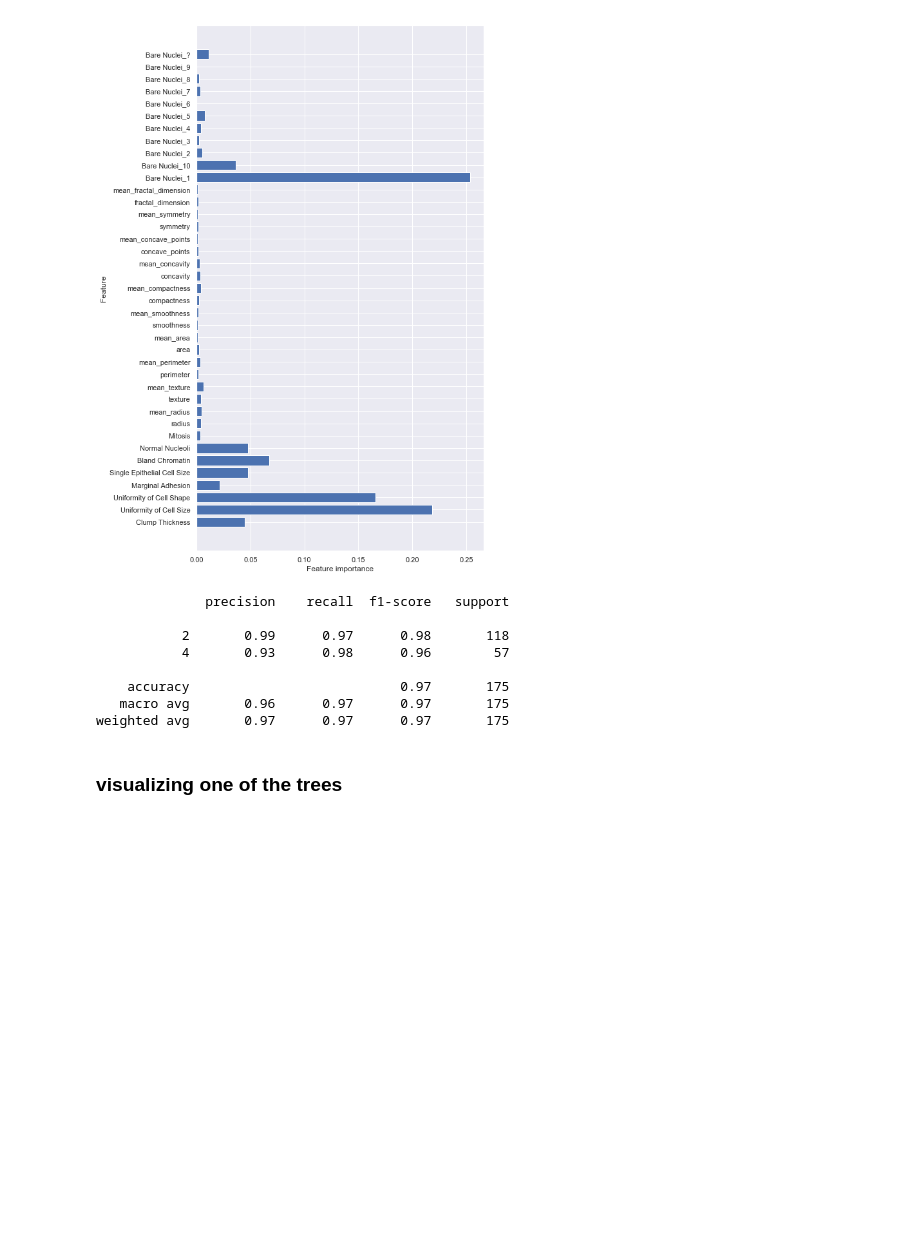
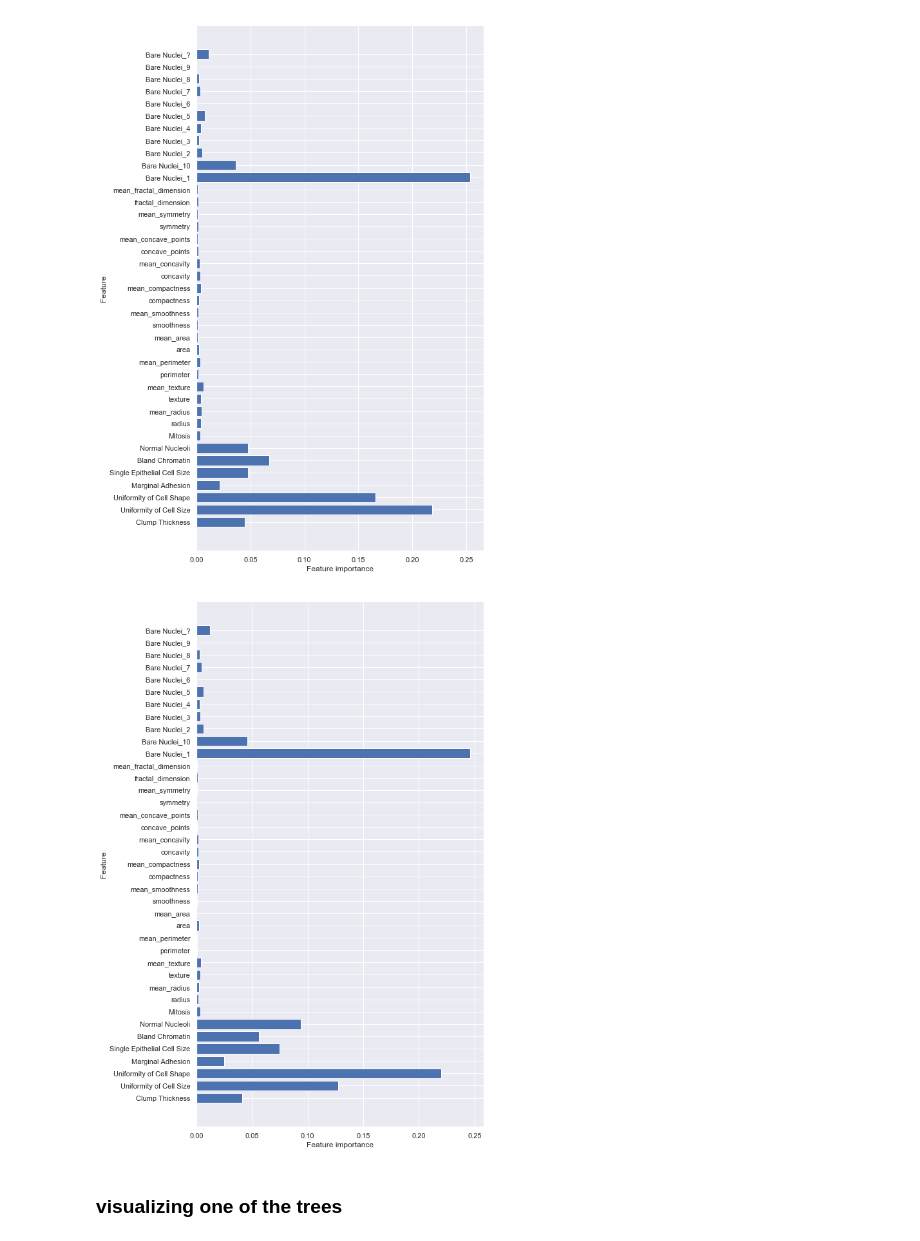
Before and after one commit to harrisonmiller13/ML-Breast-Cancer-Classification, a Jupyter notebook: FNA BC Classification.ipynb, the cells around one changed output. Cells and saved outputs as stored; diff of their text form; code cells hidden in the pictures; blank space fills up the shorter version.

```diff
--- a/FNA BC Classification.ipynb
+++ b/FNA BC Classification.ipynb
@@ -370,17 +397,10 @@ def plot_feature_importances(model):
 plot_feature_importances(extratrees)
 # %% [output]
 [figure]
-# %%
-print(classification_report(target_test,extratrees_pred))
-# %% [output]
-              precision    recall  f1-score   support
-
-           2       0.99      0.97      0.98       118
-           4       0.93      0.98      0.96        57
-
-    accuracy                           0.97       175
-   macro avg       0.96      0.97      0.97       175
-weighted avg       0.97      0.97      0.97       175
+# %%
+plot_feature_importances(extratreesus)
+# %% [output]
+[figure, added]
 # %% [markdown]
 ### visualizing one of the trees
 # %%
```
Also changed, not shown: parts of 11 cells of this notebook, 4 other files.
